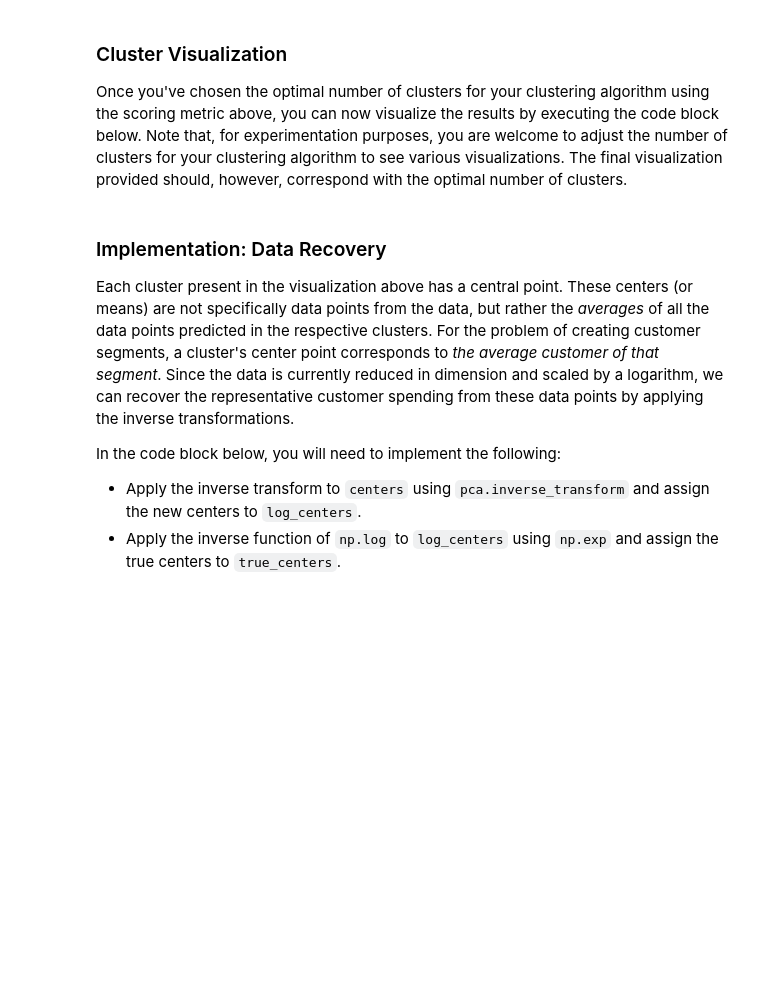
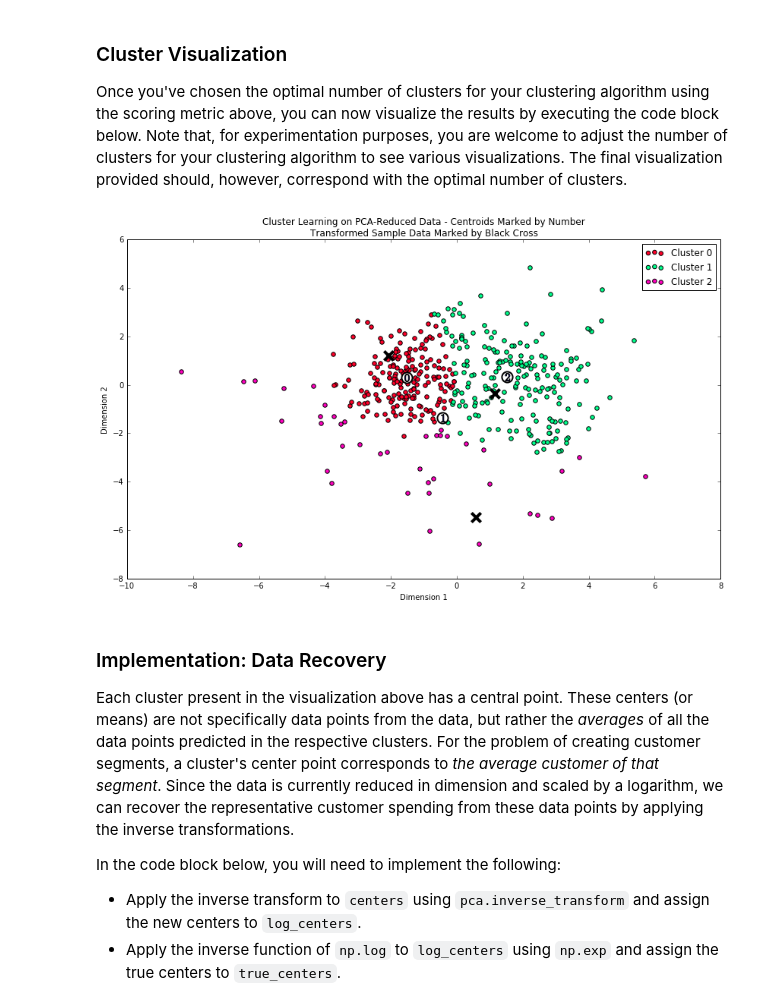
Before and after one commit to talk2shashank/machinelearning, a Jupyter notebook: creating_customer_segments/customer_segments.ipynb, the cells around one changed output. Drawn from its saved outputs; the diff is of its cells as text; code cells hidden in the pictures; blank space fills up the shorter version.

```diff
--- a/creating_customer_segments/customer_segments.ipynb
+++ b/creating_customer_segments/customer_segments.ipynb
@@ -216,13 +331,13 @@ In the code block below, you will need to implement the following:
  - Apply a PCA transformation of the sample log-data `log_samples` using `pca.transform`, and assign the results to `pca_samples`.
 # %%
 # TODO: Apply PCA by fitting the good data with only two dimensions
-pca = None
-
+pca = PCA(n_components = 2)
+pca.fit(good_data)
 # TODO: Transform the good data using the PCA fit above
-reduced_data = None
+reduced_data = pca.transform(good_data)
 
 # TODO: Transform the sample log-data using the PCA fit above
-pca_samples = None
+pca_samples = pca.transform(log_samples)
 
 # Create a DataFrame for the reduced data
 reduced_data = pd.DataFrame(reduced_data, columns = ['Dimension 1', 'Dimension 2'])
@@ -253,17 +387,23 @@ In the code block below, you will need to implement the following:
  - Import sklearn.metrics.silhouette_score and calculate the silhouette score of `reduced_data` against `preds`.
    - Assign the silhouette score to `score` and print the result.
 # %%
-# TODO: Apply your clustering algorithm of choice to the reduced data
-clusterer = None
+from sklearn import mixture
+from sklearn.metrics import silhouette_score
+def gmm_score(cluster_num):
+    clusterer = mixture.GMM(n_components = cluster_num)
+    clusterer.fit(reduced_data)
+    # TODO: Predict the cluster for each data point
+    preds = clusterer.predict(reduced_data)
 
-# TODO: Predict the cluster for each data point
-preds = None
+    # TODO: Find the cluster centers
+    centers = clusterer.means_
 
-# TODO: Find the cluster centers
-centers = None
+    # TODO: Predict the cluster for each transformed sample data point
+    sample_preds = clusterer.predict(pca_samples)
 
-# TODO: Predict the cluster for each transformed sample data point
-sample_preds = None
+    # TODO: Calculate the mean silhouette coefficient for the number of clusters chosen
+    score =silhouette_score(reduced_data, preds)
 
-# TODO: Calculate the mean silhouette coefficient for the number of clusters chosen
-score = None
+    return clusterer, preds, centers, sample_preds, score
+for i in range(2,10):
+    print "The silhouette score for", i ,"clusters is:" , gmm_score(i)[4]
@@ -277,7 +434,13 @@ score = None
 Once you've chosen the optimal number of clusters for your clustering algorithm using the scoring metric above, you can now visualize the results by executing the code block below. Note that, for experimentation purposes, you are welcome to adjust the number of clusters for your clustering algorithm to see various visualizations. The final visualization provided should, however, correspond with the optimal number of clusters.
 # %%
 # Display the results of the clustering from implementation
+preds = gmm_score(3)[1]
+centers = gmm_score(3)[2]
+sample_preds = gmm_score(3)[3]
+
 rs.cluster_results(reduced_data, preds, centers, pca_samples)
+# %% [output]
+[figure, added]
 # %% [markdown]
 ### Implementation: Data Recovery
 Each cluster present in the visualization above has a central point. These centers (or means) are not specifically data points from the data, but rather the *averages* of all the data points predicted in the respective clusters. For the problem of creating customer segments, a cluster's center point corresponds to *the average customer of that segment*. Since the data is currently reduced in dimension and scaled by a logarithm, we can recover the representative customer spending from these data points by applying the inverse transformations.
```
Also changed, not shown: parts of 33 cells of this notebook.
